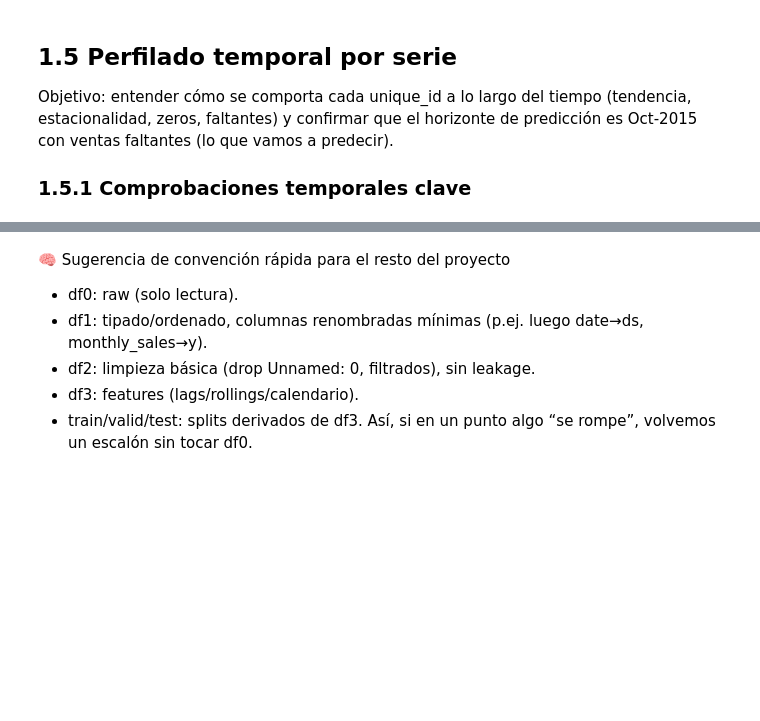
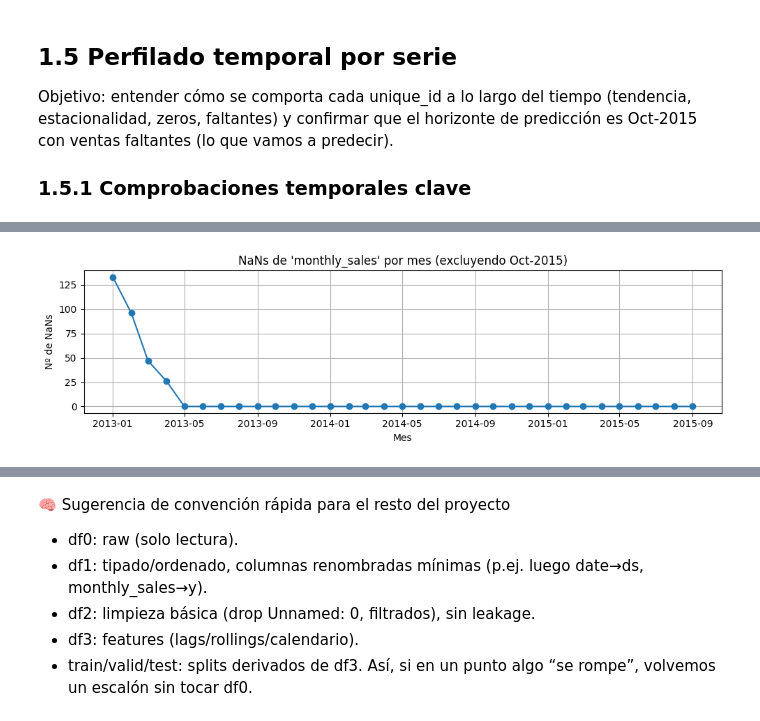
Before and after one commit to PeyraHub/unsupervised-time-series-forecasting, a Jupyter notebook: notebooks/01_EDA.ipynb, the cells around one changed output, grey strips where cells are left out. Drawn from its saved outputs; the diff is of its cells as text; code cells hidden in the pictures; blank space fills up the shorter version.

```diff
--- a/notebooks/01_EDA.ipynb
+++ b/notebooks/01_EDA.ipynb
@@ -252,0 +253,88 @@ Series que NO alcanzan Sep-2015: 0
+# %%
+
+# -- Checks rápidos complementarios
+
+# G) NaNs en Sep-2015
+is_sep = df1['date'].dt.to_period('M') == pd.Period('2015-09')
+nan_sep = df1.loc[is_sep, 'monthly_sales'].isna().sum()
+print("\nNaN en y durante Sep-2015:", nan_sep)
+if nan_sep > 0:
+    bad_ids = df1.loc[is_sep & df1['monthly_sales'].isna(), 'unique_id'].unique()
+    print("Series con y NaN en Sep-2015:", len(bad_ids))
+    print(list(bad_ids)[:10], "...")
+
+# H) Distribución de NaNs de y fuera de Oct-2015
+nan_by_month = (df1.loc[~mask_oct]
+                  .assign(yyyymm=lambda x: x['date'].dt.to_period('M'))
+                  .groupby('yyyymm')['monthly_sales']
+                  .apply(lambda s: s.isna().sum())
+                  .astype(int))
+
+nan_by_id = (df1.loc[~mask_oct]
+               .groupby('unique_id')['monthly_sales']
+               .apply(lambda s: s.isna().sum())
+               .sort_values(ascending=False))
+
+print("\nNaNs de y por mes (excluyendo Oct-2015):")
+display(nan_by_month)
+
+# H.Viz1) Timeline global de NaNs por mes (excluyendo Oct-2015)
+fig, ax = plt.subplots(figsize=(10, 3))
+ax.plot(nan_by_month.index.to_timestamp(), nan_by_month.values, marker='o')
+ax.set_title("NaNs de 'monthly_sales' por mes (excluyendo Oct-2015)")
+ax.set_xlabel("Mes")
+ax.set_ylabel("Nº de NaNs")
+ax.grid(True)
+plt.tight_layout()
+plt.show()
+
+print("\nTop series con más NaNs de y (fuera de Oct-2015):")
+display(nan_by_id.head(10))
+
+# H.Viz2) Heatmap de presencia de NaNs por serie y mes (excl. Oct)
+tmp = (df1.loc[~mask_oct]
+         .assign(yyyymm=lambda x: x['date'].dt.to_period('M'),
+                 is_nan=lambda x: x['monthly_sales'].isna().astype(int)))
+
+# matriz binaria: filas=series, columnas=mes, valor=1 si hay NaN en ese mes
+mat = (tmp
+       .pivot_table(index='unique_id',
+                    columns='yyyymm',
+                    values='is_nan',
+                    aggfunc='max',  # por si hubiera duplicados, con 1 basta
+                    fill_value=0)
+       .sort_index(axis=1))  # ordenar columnas por tiempo
+
+# nos quedamos con series que tengan algún NaN (y las ordenamos por nº de NaNs desc)
+mat_any = mat.loc[mat.sum(axis=1) > 0]
+mat_any = mat_any.assign(total_nan=mat_any.sum(axis=1)) \
+                 .sort_values('total_nan', ascending=False) \
+                 .drop(columns='total_nan')
+
+# para no hacer un póster, mostramos top-N series con más NaNs
+TOP_N = 60  # podemos subir/bajar este número
+mat_top = mat_any.head(TOP_N)
+
+plt.figure(figsize=(12, max(6, TOP_N*0.15)))
+sns.heatmap(mat_top, cmap="Reds", cbar=False)  # 1=NaN (rojo), 0=ok (blanco)
+plt.title(f"Presencia de NaNs en 'monthly_sales' por serie y mes (Top {TOP_N})\n(excluyendo Oct-2015)")
+plt.xlabel("Mes")
+plt.ylabel("unique_id (series)")
+plt.tight_layout()
+plt.show()
+
+# I) Mini resumen para Interpretación
+n_series = df1['unique_id'].nunique()
+n_oct_nans = df1.loc[mask_oct, 'monthly_sales'].isna().sum()
+n_non_oct_nans = df1.loc[~mask_oct, 'monthly_sales'].isna().sum()
+total_rows = len(df1)
+rows_oct = mask_oct.sum()
+rows_non_oct = total_rows - rows_oct
+pct_non_oct = 100 * n_non_oct_nans / max(rows_non_oct,1)
+
+print("\n--- Resumen para Interpretación ---")
+print(f"- Series totales: {n_series}")
+print(f"- NaN en y en Oct-2015 (test): {n_oct_nans}  (esperado ≈ nº de series)")
+print(f"- NaN en y fuera de Oct-2015: {n_non_oct_nans}  (~{pct_non_oct:.2f}% de las filas de entrenamiento)")
+print(f"- ¿Hay NaNs en Sep-2015?: {'SÍ' if nan_sep>0 else 'NO'}")
+# %% [output]
@@ -252,0 +361 @@ Series que NO alcanzan Sep-2015: 0
+[figure, added]
```
Also changed, not shown: parts of 5 cells of this notebook.
